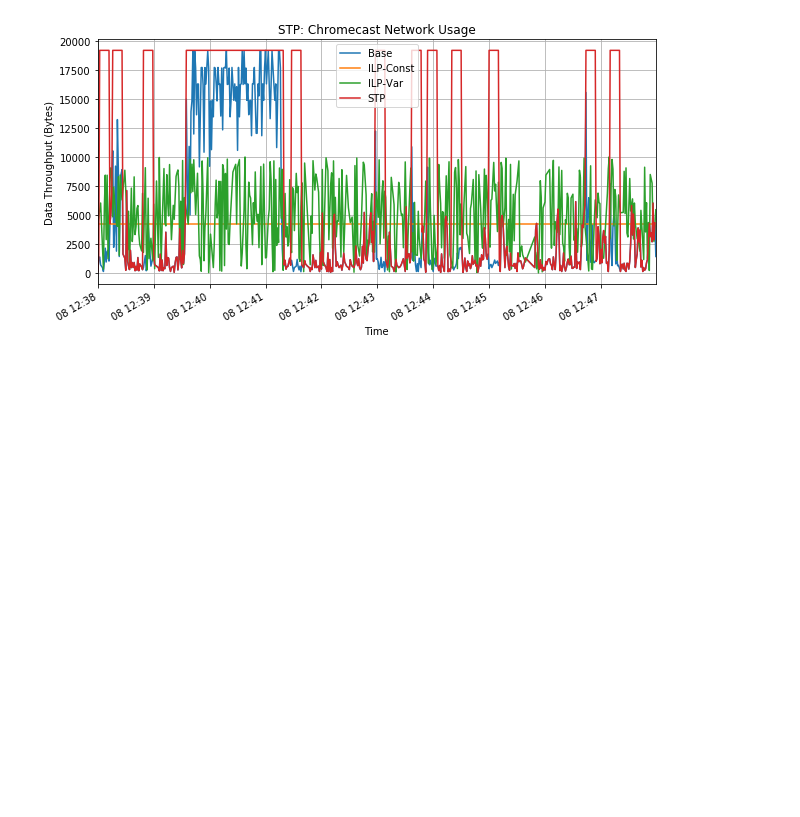
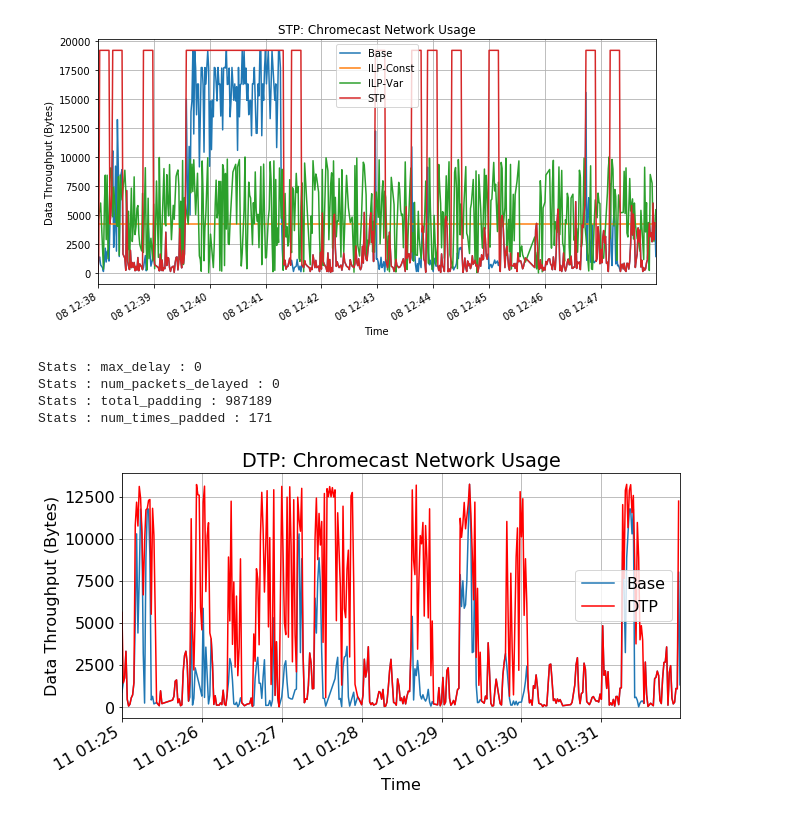
Before and after one commit to ayanpatel/iot-sec, a Jupyter notebook: plotDB.ipynb, the cells around one changed output. Drawn from its saved outputs; the diff is of its cells as text; code cells hidden in the pictures; blank space fills up the shorter version.

```diff
--- a/plotDB.ipynb
+++ b/plotDB.ipynb
@@ -581,7 +581,7 @@ plt.show()
 def stp_var_alg(input_df, R, q, threshold):
     output_df = pd.DataFrame(columns=['Time', 'Size'])
     stats = {'max_delay' : 0, 'num_packets_delayed' : 0, 'total_padding' : 0, 'num_times_padded' : 0}
-    T = 10 #Time period length in sec
+    T = 15 #Time period length in sec
     padStart = 0
     padEnd = 0
     padOffset = 0
@@ -631,4 +631,22 @@ def dtp_alg(input_df, dT, pP, pR, pD, pF):
     else:
         q = 1.0
 # %%
-chromecast_dtp_df, chromecast_dtp_stats = stp_var_ alg(df, int(df['Size'].max()), 0.25, 7500)
+chromecast_dtp_df, chromecast_dtp_stats = stp_var_alg(df, int(df['Size'].max()), 0.25, 5000)
+# %%
+for stat in chromecast_dtp_stats:
+    print("Stats : {} : {}".format(stat,chromecast_dtp_stats[stat]))
+# %% [output]
+Stats : max_delay : 0
+Stats : num_packets_delayed : 0
+Stats : total_padding : 987189
+Stats : num_times_padded : 171
+# %%
+ax = df.plot(x='Time', y='Size', kind='line', grid=True, title='Chromecast Network Usage', figsize=(10,5))
+ax.set_xlabel('Time')
+ax.set_ylabel('Data Throughput (Bytes)')
+chromecast_dtp_df.plot(x='Time', y='Size', kind='line', grid=True, title='DTP: Chromecast Network Usage', figsize=(10,5), ax=ax, color='red')
+plt.legend(['Base', 'DTP'])
+plt.savefig('figures/chromecast_dtp.png')
+plt.show()
+# %% [output]
+[figure, added]
```
Also changed, not shown: parts of 1 cell of this notebook, 3 other files.
